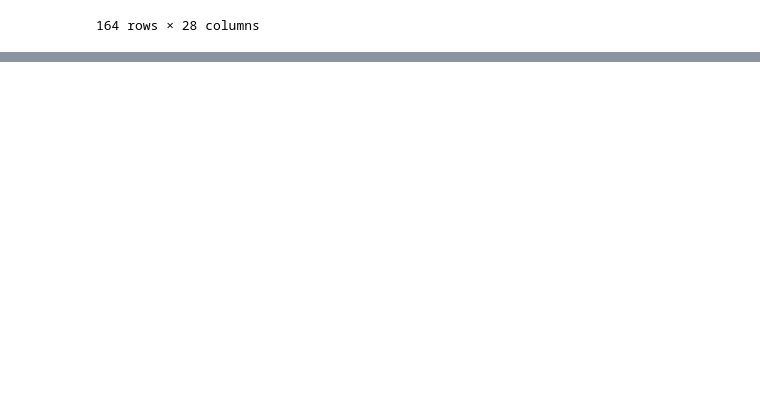
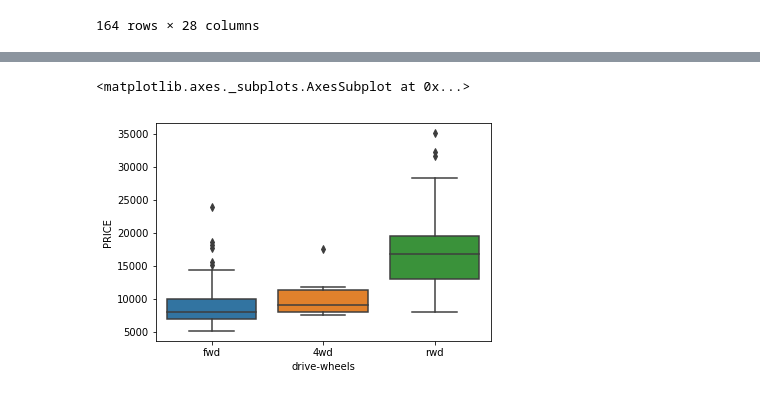
Before and after one commit to BitFlippa27/DataScience, a Jupyter notebook: JuypterNotebooks/data_analysis.ipynb, the cells around one changed output, grey strips where cells are left out. Saved outputs shown, nothing was run; the diff lists cells and outputs as text; code cells hidden in the pictures; blank space fills up the shorter version.

Commit message:
DataScience

```diff
--- a/JuypterNotebooks/data_analysis.ipynb
+++ b/JuypterNotebooks/data_analysis.ipynb
@@ -523,7 +523,7 @@ dummy_variable1.head()
 | 4 | 0 | 1 |
 # %%
 #change column name for clarity
-dummy_variable1.rename(columns={'fuel-type-diesel':'gas', 'fuel-type-diesel':'diesel'}, inplace=True)
+dummy_variable1.rename(columns={'fuel-type':'gas', 'fuel-type':'diesel'}, inplace=True)
 dummy_variable1.head()
 # %% [output]
 |  | diesel | gas |
@@ -561,0 +652,5 @@ df.to_csv('clean_df.csv')
+# %%
+sns.boxplot(x="drive-wheels",y="PRICE",data=df) #3 wheel drives and the impact on the price
+# %% [output]
+<matplotlib.axes._subplots.AxesSubplot at 0x...>
+[figure, added]
```
Also changed, not shown: parts of 72 cells of this notebook, 26 other files.
